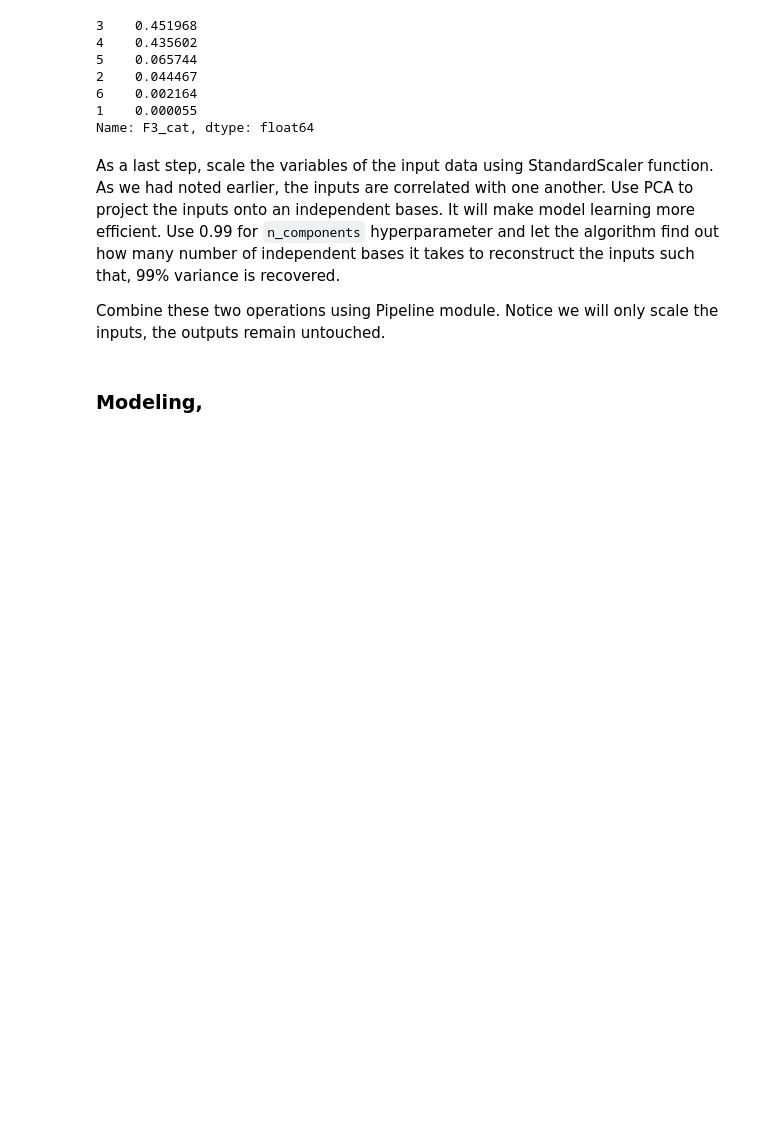
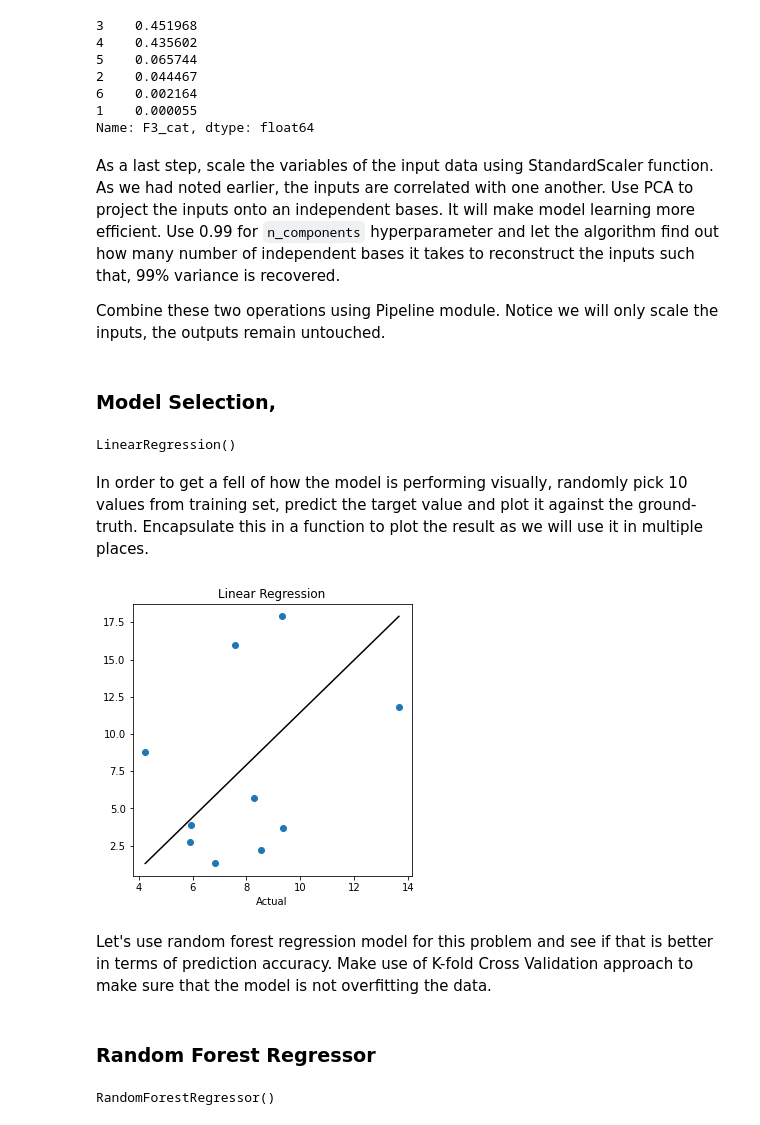
Before and after one commit to jamesleocodes/cheminformatics_projects, a Jupyter notebook: phy_chem_protein_tertiary/protein.ipynb, the cells around one changed output. Drawn from its saved outputs; the diff is of its cells as text; code cells hidden in the pictures; blank space fills up the shorter version.

```diff
--- a/phy_chem_protein_tertiary/protein.ipynb
+++ b/phy_chem_protein_tertiary/protein.ipynb
@@ -194,5 +197,39 @@ pipeline = Pipeline([
             ('pca', PCA(n_components=0.99))
 ])
 x_train_scaled = pipeline.fit_transform(x_train)
-# %% [markdown]
-### Modeling,
+# %% [markdown]
+### Model Selection,
+# %%
+lin_reg = LinearRegression()
+lin_reg.fit(x_train_scaled, y_train)
+# %% [output]
+LinearRegression()
+# %% [markdown]
+In order to get a fell of how the model is performing visually, randomly pick 10 values from training set, predict the target
+value and plot it against the ground-truth. Encapsulate this in a function to plot the result as we will use it in multiple places.
+# %%
+def plot_results(X,y,model, title_text):
+    plt.figure(figsize=(5,5))
+    y_pred = model.predict(X)
+    plt.scatter(y_pred,y)
+    plt.plot([y_pred.min(),y_pred.max()],[y.min(),y.max()],'k')
+    plt.xlabel("Predicted")
+    plt.xlabel("Actual")
+    plt.title(title_text)
+# %%
+r = np.random.RandomState(42)
+indices = r.choice(x_train_scaled.shape[0],10)
+x_selected = x_train_scaled[indices]
+y_selected = y_train.values[list(indices)]
+plot_results(x_selected, y_selected, lin_reg, 'Linear Regression')
+# %% [output]
+[figure, added]
+# %% [markdown]
+Let's use random forest regression model for this problem and see if that is better in terms of prediction accuracy. Make use of K-fold Cross Validation approach to make sure that the model is not overfitting the data.
+# %% [markdown]
+### Random Forest Regressor
+# %%
+forest_reg = RandomForestRegressor()
+forest_reg.fit(x_train_scaled, y_train)
+# %% [output]
+RandomForestRegressor()
```
Also changed, not shown: parts of 11 cells of this notebook.
